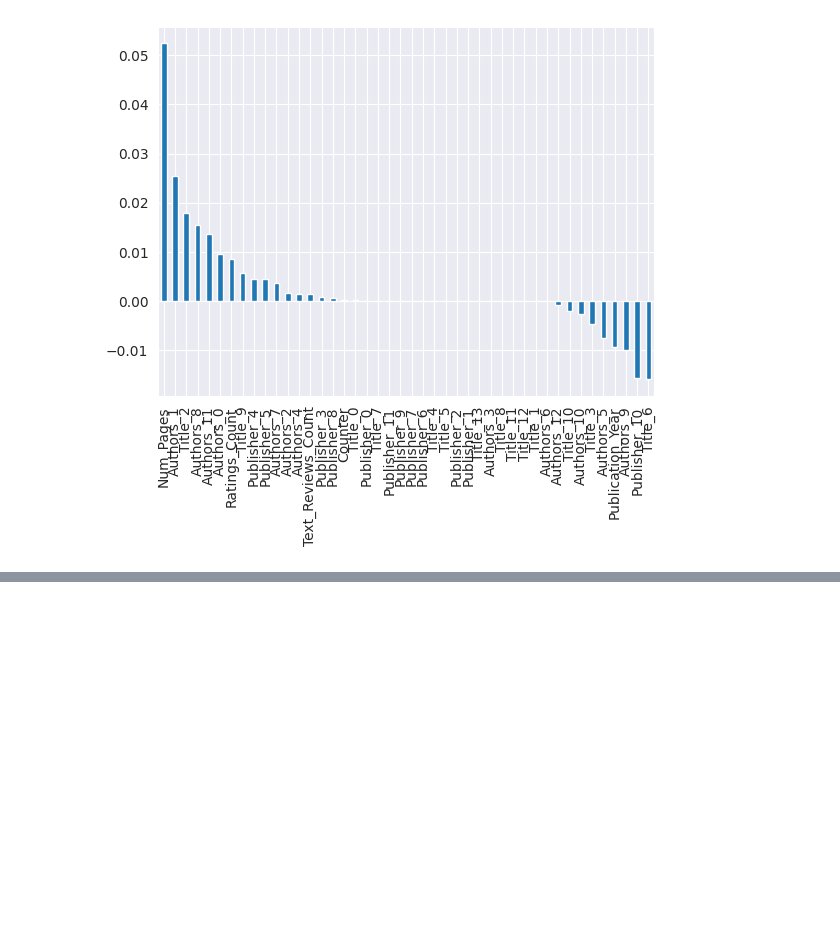
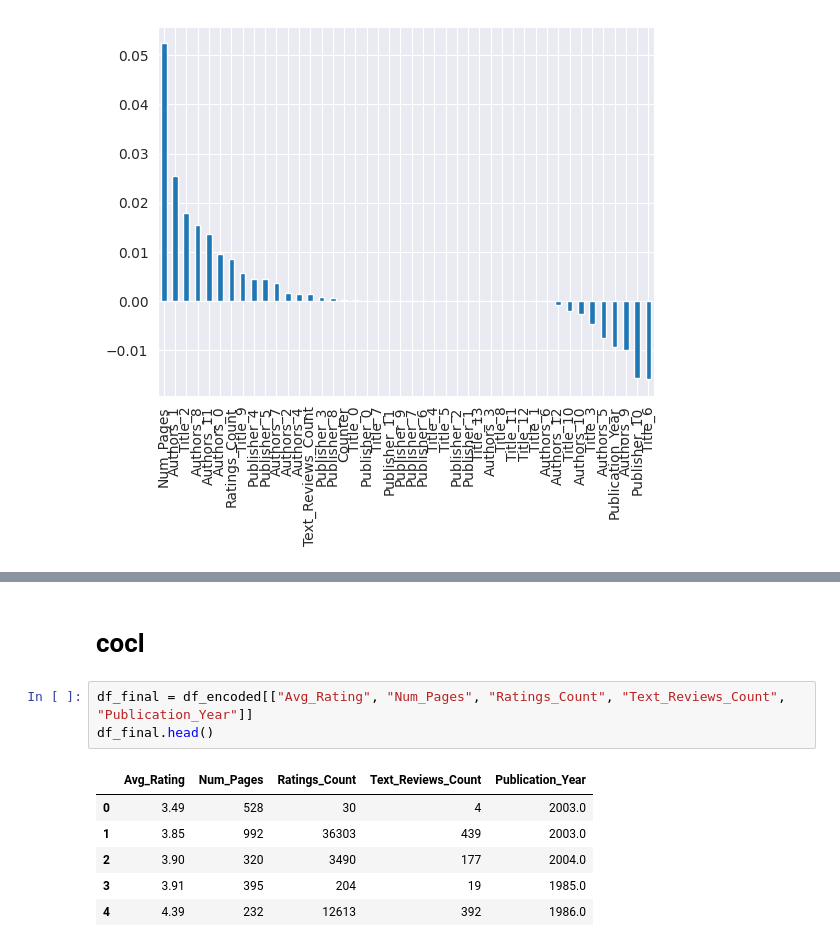
Before and after one commit to AlessiaProtti/DSBDA_project, a Jupyter notebook: Sandbox/Sandbox.ipynb, the cells around one changed output, grey strips where cells are left out. Drawn from its saved outputs; the diff is of its cells as text; blank space fills up the shorter version.

```diff
--- a/Sandbox/Sandbox.ipynb
+++ b/Sandbox/Sandbox.ipynb
@@ -353,0 +350,12 @@ Text(0.5, 1.0, 'Feature Importance (MDI)')
+# %% [markdown]
+# cocl
+# %%
+df_final = df_encoded[["Avg_Rating", "Num_Pages", "Ratings_Count", "Text_Reviews_Count", "Publication_Year"]]
+df_final.head()
+# %% [output]
+|  | Avg_Rating | Num_Pages | Ratings_Count | Text_Reviews_Count | Publication_Year |
+| 0 | 3.49 | 528 | 30 | 4 | 2003.0 |
+| 1 | 3.85 | 992 | 36303 | 439 | 2003.0 |
+| 2 | 3.90 | 320 | 3490 | 177 | 2004.0 |
+| 3 | 3.91 | 395 | 204 | 19 | 1985.0 |
+| 4 | 4.39 | 232 | 12613 | 392 | 1986.0 |
```
Also changed, not shown: parts of 11 cells of this notebook, 1 other file.
